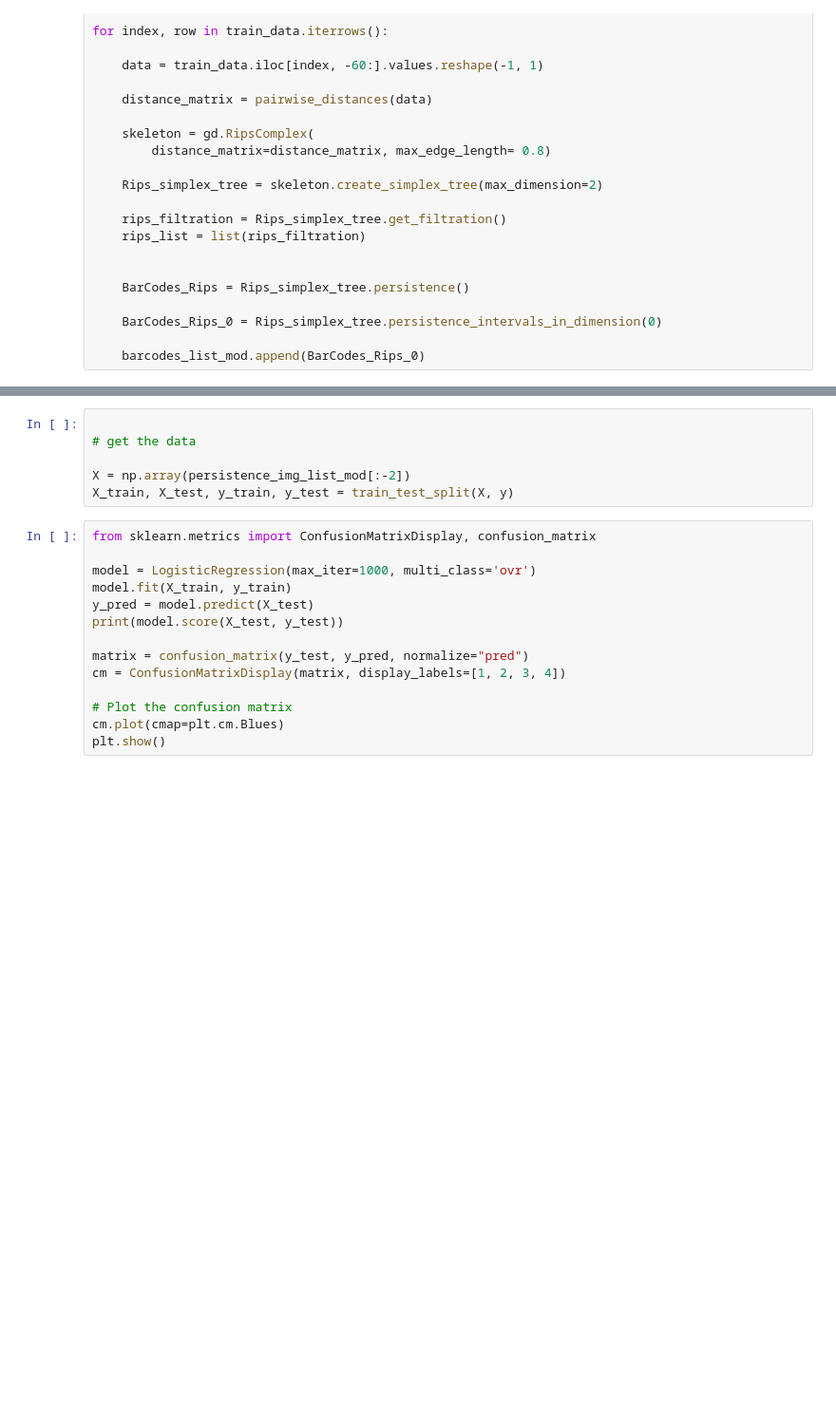
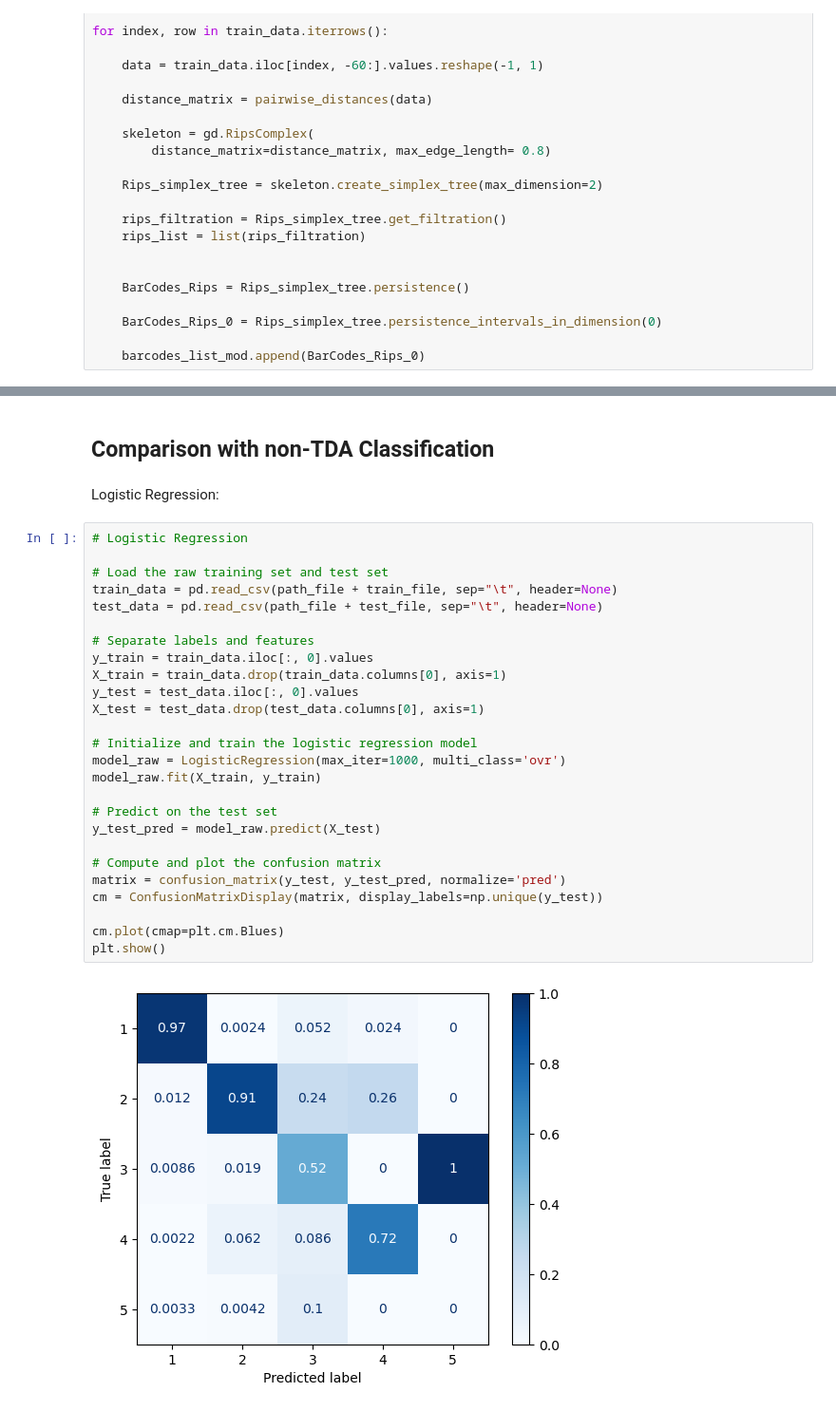
Before and after one commit to abbyheadstrom/FinalCodingProjectTDA, a Jupyter notebook: alpha_simplexes_and_persistence_diagram.ipynb, the cells around one changed output, grey strips where cells are left out. Shown at 95% size. Cells and saved outputs as stored; diff of their text form; blank space fills up the shorter version.

```diff
--- a/alpha_simplexes_and_persistence_diagram.ipynb
+++ b/alpha_simplexes_and_persistence_diagram.ipynb
@@ -254,20 +326,32 @@ plt.show()
-# %%
-
-# get the data
-
-X = np.array(persistence_img_list_mod[:-2])
-X_train, X_test, y_train, y_test = train_test_split(X, y)
-# %%
-from sklearn.metrics import ConfusionMatrixDisplay, confusion_matrix
-
-model = LogisticRegression(max_iter=1000, multi_class='ovr')
-model.fit(X_train, y_train)
-y_pred = model.predict(X_test)
-print(model.score(X_test, y_test))
-
-matrix = confusion_matrix(y_test, y_pred, normalize="pred")
-cm = ConfusionMatrixDisplay(matrix, display_labels=[1, 2, 3, 4])
-
-# Plot the confusion matrix
-cm.plot(cmap=plt.cm.Blues)
-plt.show()
+# %% [markdown]
+## Comparison with non-TDA Classification
+# %% [markdown]
+Logistic Regression:
+# %%
+# Logistic Regression
+
+# Load the raw training set and test set
+train_data = pd.read_csv(path_file + train_file, sep="\t", header=None)
+test_data = pd.read_csv(path_file + test_file, sep="\t", header=None)
+
+# Separate labels and features
+y_train = train_data.iloc[:, 0].values
+X_train = train_data.drop(train_data.columns[0], axis=1)
+y_test = test_data.iloc[:, 0].values
+X_test = test_data.drop(test_data.columns[0], axis=1)
+
+# Initialize and train the logistic regression model
+model_raw = LogisticRegression(max_iter=1000, multi_class='ovr')
+model_raw.fit(X_train, y_train)
+
+# Predict on the test set
+y_test_pred = model_raw.predict(X_test)
+
+# Compute and plot the confusion matrix
+matrix = confusion_matrix(y_test, y_test_pred, normalize='pred')
+cm = ConfusionMatrixDisplay(matrix, display_labels=np.unique(y_test))
+
+cm.plot(cmap=plt.cm.Blues)
+plt.show()
+# %% [output]
+[figure, added]
```
Also changed, not shown: parts of 28 cells of this notebook.
